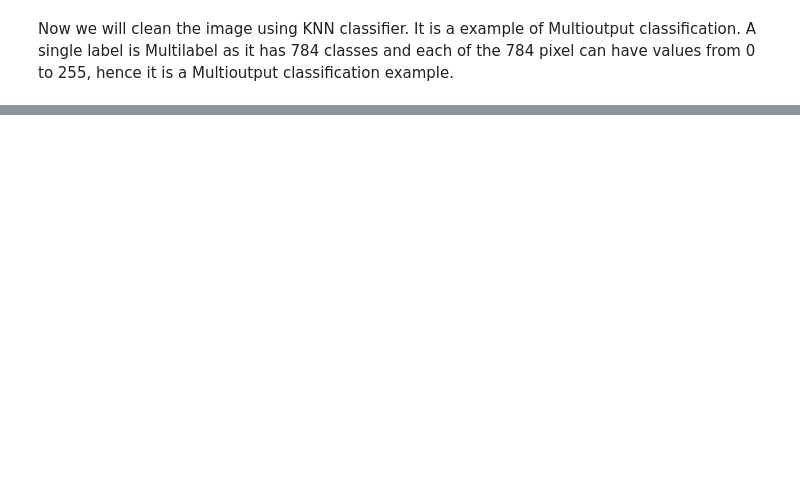
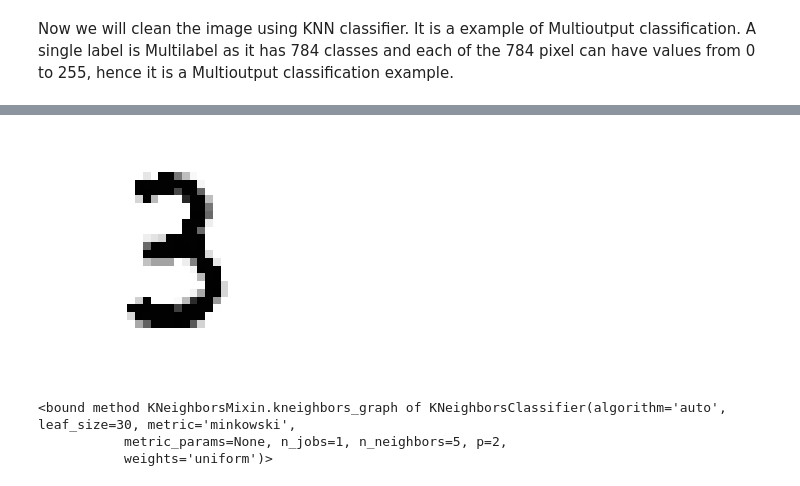
Before and after one commit to cloudxlab/ml, a Jupyter notebook: machine_learning/classification.ipynb, the cells around one changed output, grey strips where cells are left out. Cells and saved outputs as stored; diff of their text form; code cells hidden in the pictures; blank space fills up the shorter version.

```diff
--- a/machine_learning/classification.ipynb
+++ b/machine_learning/classification.ipynb
@@ -790,0 +810,12 @@ plot_digit(clean_digit)
+# %%
+knn_clf.fit(X_train_mod, y_train_mod)
+clean_digit = knn_clf.predict([X_test_mod[4000]])
+plot_digit(clean_digit)
+# %% [output]
+[figure, added]
+# %%
+knn_clf.kneighbors_graph
+# %% [output]
+<bound method KNeighborsMixin.kneighbors_graph of KNeighborsClassifier(algorithm='auto', leaf_size=30, metric='minkowski',
+           metric_params=None, n_jobs=1, n_neighbors=5, p=2,
+           weights='uniform')>
```
Also changed, not shown: parts of 7 cells of this notebook, 1 other file.
